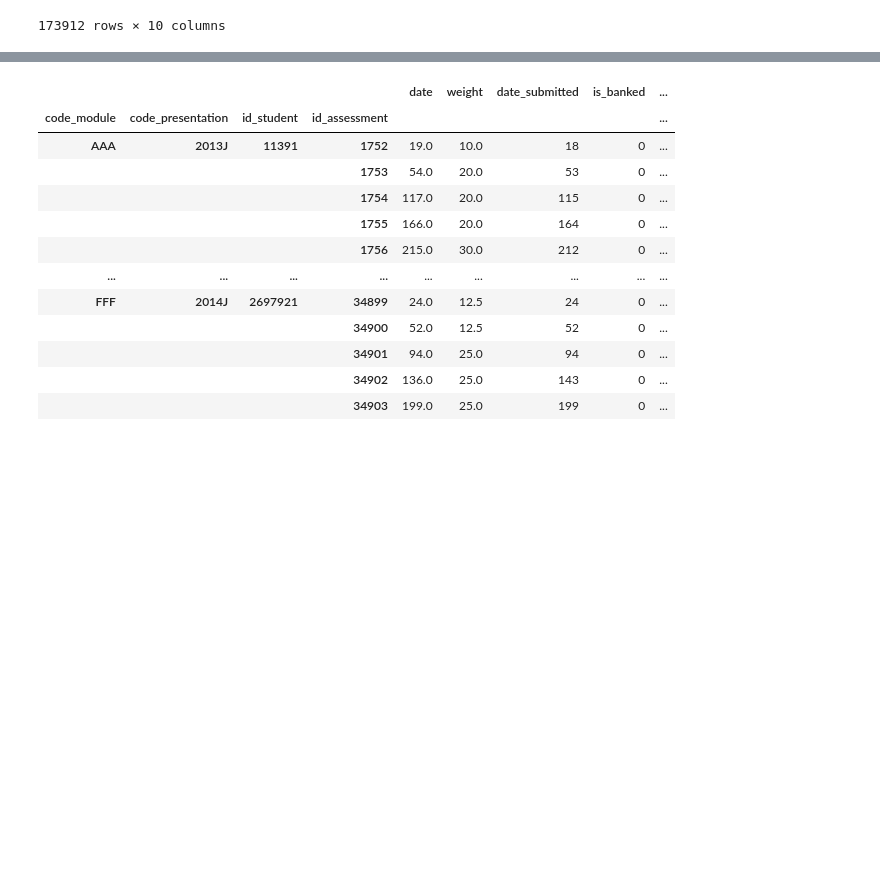
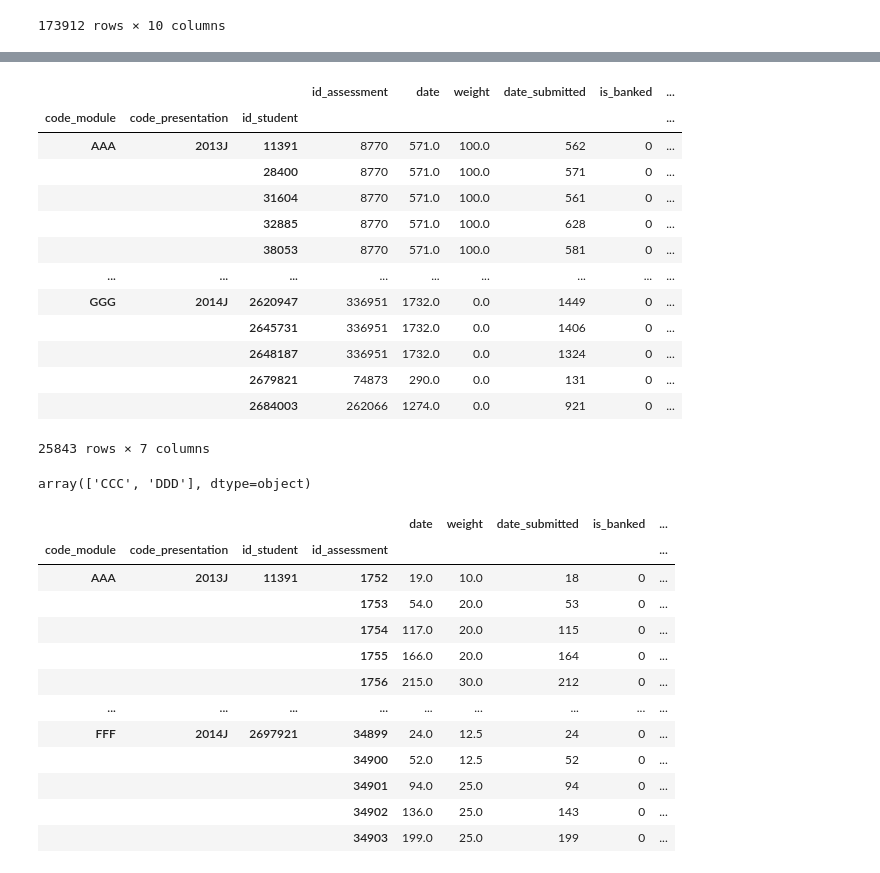
Before and after one commit to olagrasli/DataMiningProject, a Jupyter notebook: student assessment.ipynb, the cells around one changed output, grey strips where cells are left out. Cells and saved outputs as stored; diff of their text form; code cells hidden in the pictures; blank space fills up the shorter version.

```diff
--- a/student assessment.ipynb
+++ b/student assessment.ipynb
@@ -247,0 +267,3 @@ group
+# %%
+mega['marks'] = mega['weight'] * mega['score']/100
+mega
@@ -248,3 +284,26 @@ group
+# %%
+group = mega.groupby(['code_module', 'code_presentation', 'id_student']).sum()
+group
+# %% [output]
+|  |  |  | id_assessment | date | weight | date_submitted | is_banked | ... |
+| code_module | code_presentation | id_student |  |  |  |  |  | ... |
+| AAA | 2013J | 11391 | 8770 | 571.0 | 100.0 | 562 | 0 | ... |
+|  |  | 28400 | 8770 | 571.0 | 100.0 | 571 | 0 | ... |
+|  |  | 31604 | 8770 | 571.0 | 100.0 | 561 | 0 | ... |
+|  |  | 32885 | 8770 | 571.0 | 100.0 | 628 | 0 | ... |
+|  |  | 38053 | 8770 | 571.0 | 100.0 | 581 | 0 | ... |
+| ... | ... | ... | ... | ... | ... | ... | ... | ... |
+| GGG | 2014J | 2620947 | 336951 | 1732.0 | 0.0 | 1449 | 0 | ... |
+|  |  | 2645731 | 336951 | 1732.0 | 0.0 | 1406 | 0 | ... |
+|  |  | 2648187 | 336951 | 1732.0 | 0.0 | 1324 | 0 | ... |
+|  |  | 2679821 | 74873 | 290.0 | 0.0 | 131 | 0 | ... |
+|  |  | 2684003 | 262066 | 1274.0 | 0.0 | 921 | 0 | ... |
+25843 rows × 7 columns
+# %%
+group.reset_index(inplace=True)
+group.query('weight>100')['code_module'].unique()
+# %% [output]
+array(['CCC', 'DDD'], dtype=object)
 # %%
 group.to_csv('stud_graded_nonGraded_assessment.csv')
 # %%
```
Also changed, not shown: parts of 6 cells of this notebook, 6 other files.
